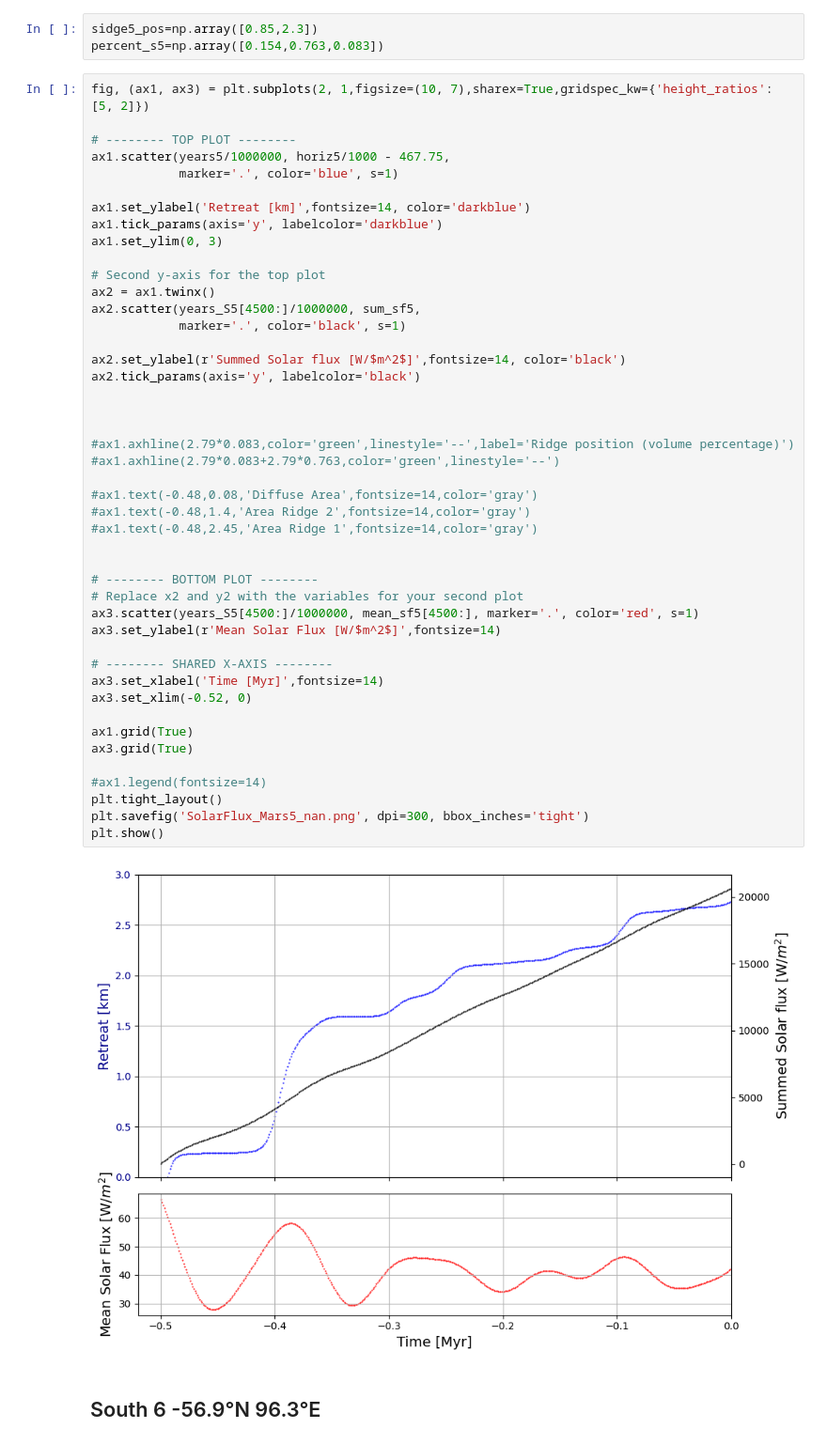
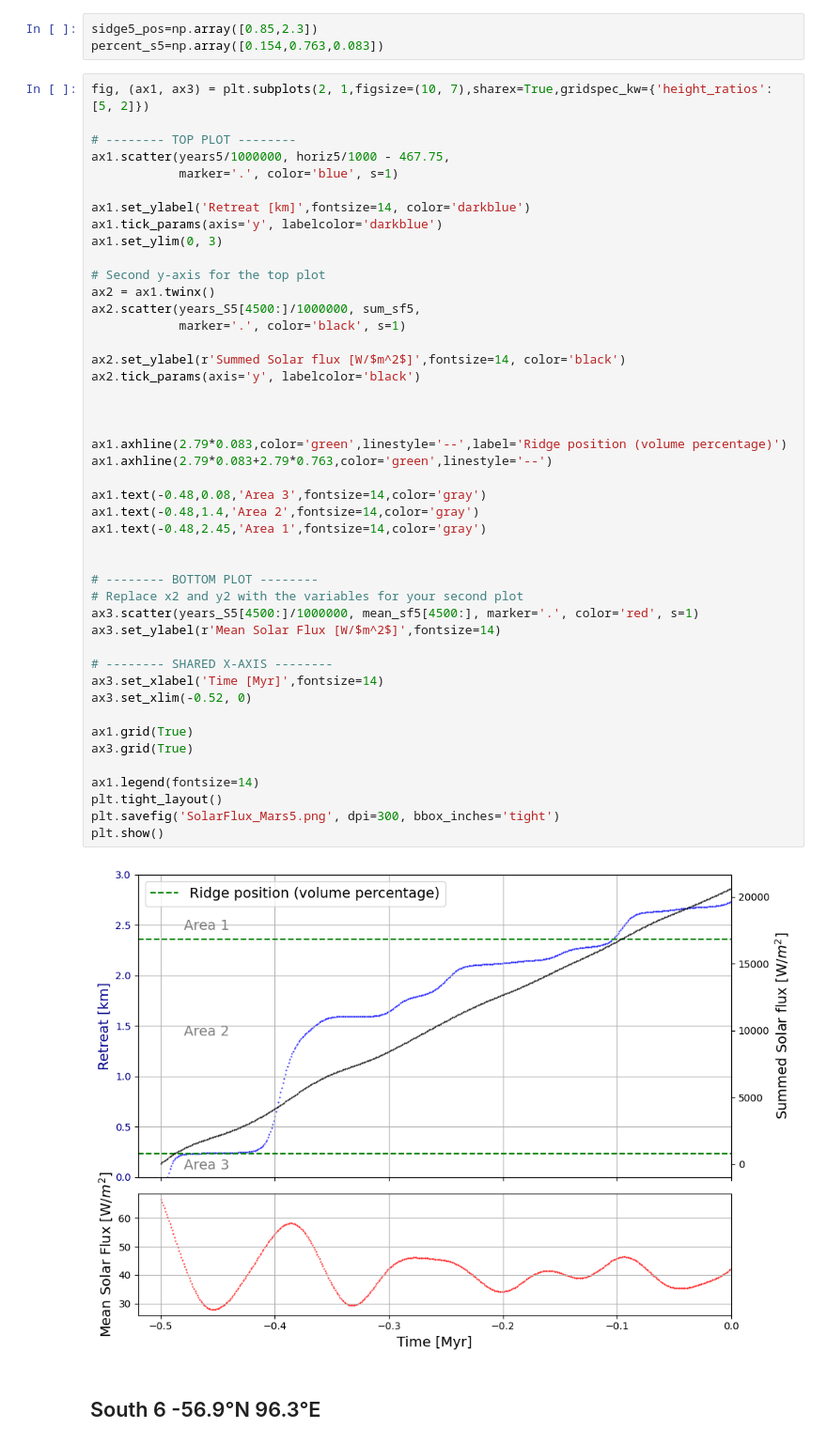
Before and after one commit to lsperezm/Martian_Icy_Scarps, a Jupyter notebook: Code/New_Scarps.ipynb, the cells around one changed output. Shown at 94% size. Saved outputs shown, nothing was run; the diff lists cells and outputs as text.

```diff
--- a/Code/New_Scarps.ipynb
+++ b/Code/New_Scarps.ipynb
@@ -2071,41 +2071,41 @@ ax1.tick_params(axis='y', labelcolor='darkblue')
 ax1.set_ylim(0, 3)
 
 # Second y-axis for the top plot
 ax2 = ax1.twinx()
 ax2.scatter(years_S5[4500:]/1000000, sum_sf5,
             marker='.', color='black', s=1)
 
 ax2.set_ylabel(r'Summed Solar flux [W/$m^2$]',fontsize=14, color='black')
 ax2.tick_params(axis='y', labelcolor='black')
 
 
 
-#ax1.axhline(2.79*0.083,color='green',linestyle='--',label='Ridge position (volume percentage)')
-#ax1.axhline(2.79*0.083+2.79*0.763,color='green',linestyle='--')
+ax1.axhline(2.79*0.083,color='green',linestyle='--',label='Ridge position (volume percentage)')
+ax1.axhline(2.79*0.083+2.79*0.763,color='green',linestyle='--')
 
-#ax1.text(-0.48,0.08,'Diffuse Area',fontsize=14,color='gray')
-#ax1.text(-0.48,1.4,'Area Ridge 2',fontsize=14,color='gray')
-#ax1.text(-0.48,2.45,'Area Ridge 1',fontsize=14,color='gray')
+ax1.text(-0.48,0.08,'Area 3',fontsize=14,color='gray')
+ax1.text(-0.48,1.4,'Area 2',fontsize=14,color='gray')
+ax1.text(-0.48,2.45,'Area 1',fontsize=14,color='gray')
 
 
 # -------- BOTTOM PLOT --------
 # Replace x2 and y2 with the variables for your second plot
 ax3.scatter(years_S5[4500:]/1000000, mean_sf5[4500:], marker='.', color='red', s=1)
 ax3.set_ylabel(r'Mean Solar Flux [W/$m^2$]',fontsize=14)
 
 # -------- SHARED X-AXIS --------
 ax3.set_xlabel('Time [Myr]',fontsize=14)
 ax3.set_xlim(-0.52, 0)
 
 ax1.grid(True)
 ax3.grid(True)
 
-#ax1.legend(fontsize=14)
+ax1.legend(fontsize=14)
 plt.tight_layout()
-plt.savefig('SolarFlux_Mars5_nan.png', dpi=300, bbox_inches='tight')
+plt.savefig('SolarFlux_Mars5.png', dpi=300, bbox_inches='tight')
 plt.show()
 # %% [output]
-[figure, old version]
+[figure, new version]
 # %% [markdown]
 ## South 6 -56.9°N 96.3°E
 # %%
```
Also changed, not shown: parts of 5 cells of this notebook, 13 other files.
